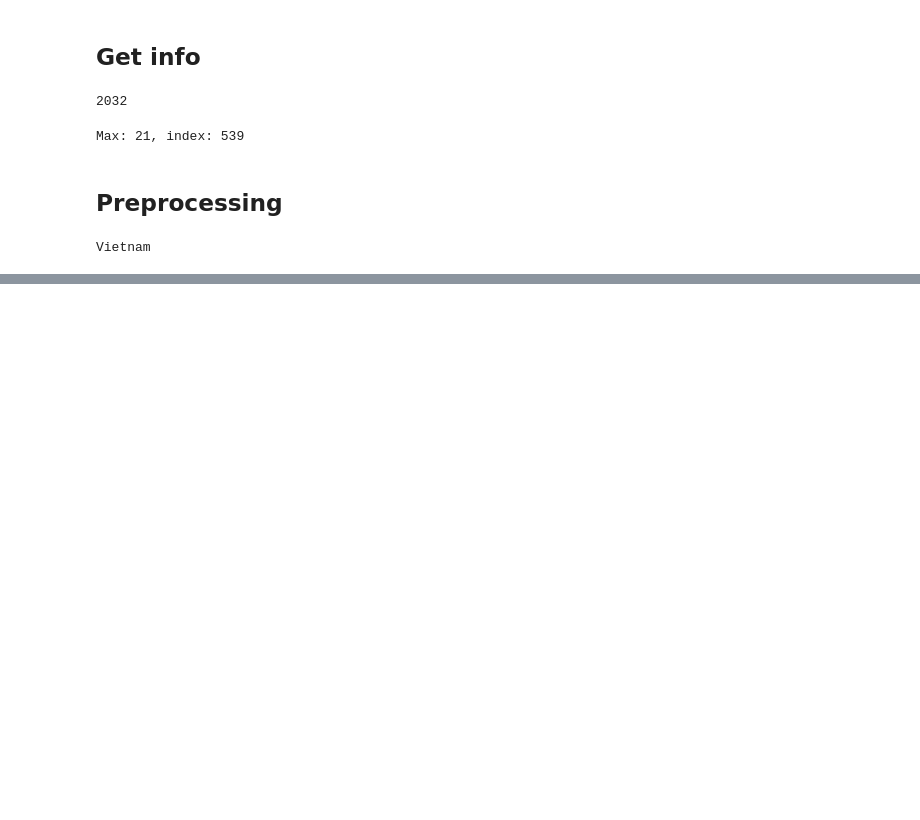
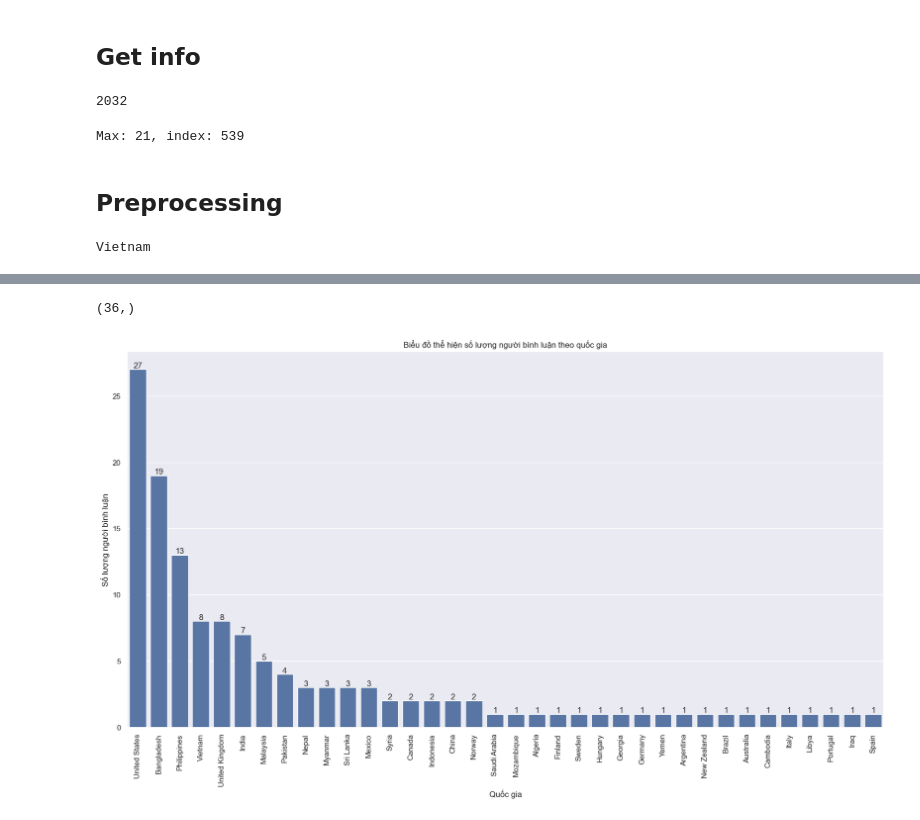
Before and after one commit to longluv1605/final-project-Python-DataAnalyst, a Jupyter notebook: Analysing and Visualising/Analyze_Comments.ipynb, the cells around one changed output, grey strips where cells are left out. Drawn from its saved outputs; the diff is of its cells as text; code cells hidden in the pictures; blank space fills up the shorter version.

```diff
--- a/Analysing and Visualising/Analyze_Comments.ipynb
+++ b/Analysing and Visualising/Analyze_Comments.ipynb
@@ -144,7 +141,9 @@ commenter = list(commenter)
+# %%
+commenter = []
 # %%
 max, index = 0, 0
 cookie_path = '../config/cookies.txt'
-for i in range(500, len(id_cmters)):
+for i in range(0, len(id_cmters)):
     try:
         profile = get_profile(id_cmters[i], cookies=cookie_path)
         if len(profile.keys()) > max:
@@ -256,4 +261,2 @@ post_df_full['rel_f'] = post_df_full['rel'].apply(lambda x: f(x) if x else None)
 # %%
-df = pd.read_csv('../Data/Cmters/Commenters.csv')
+commenters_df = pd.read_csv('../Data/Cmters/Commenters.csv')
-# %%
-commenters_df = post_df_full[['id', 'Name', 'Friend_count', 'Follower_count', 'Following_count', 'location', 'country', 'continent', 'rel_f']]
@@ -277,0 +291,14 @@ commenters_df
+# %%
+print(commenters_df['country'].value_counts().shape)
+plt.figure(figsize=(20, 10))
+ax = sns.barplot(commenters_df['country'].value_counts())
+plt.xticks(rotation=90)
+plt.title('Biểu đồ thể hiện số lượng người bình luận theo quốc gia')
+plt.xlabel('Quốc gia')
+plt.ylabel('Số lượng người bình luận')
+
+for i in ax.containers:
+    ax.bar_label(i,)
+# %% [output]
+(36,)
+[figure, added]
```
Also changed, not shown: parts of 15 cells of this notebook, 3 other files.
